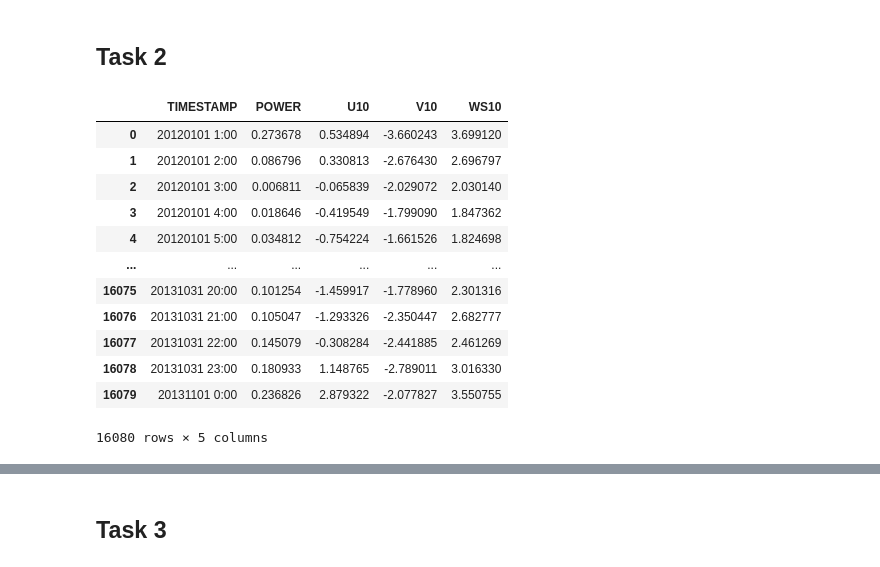
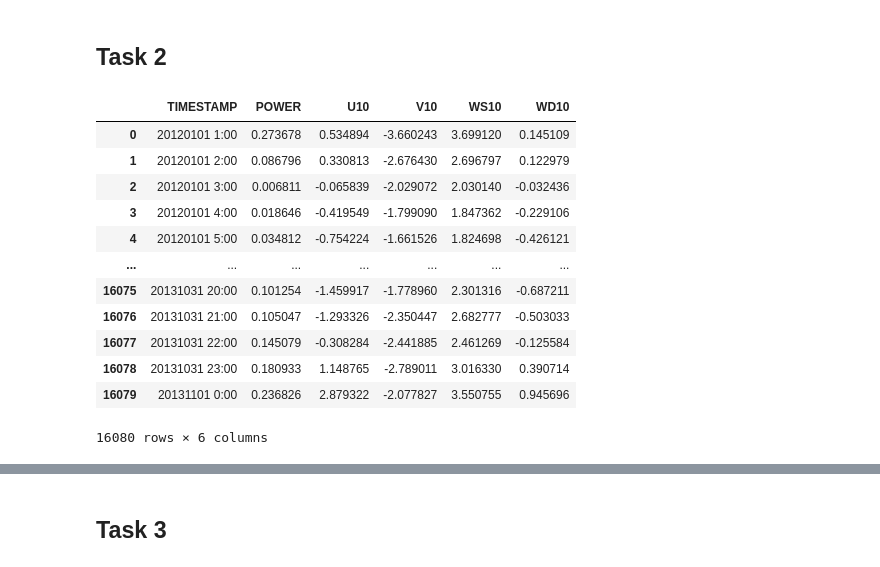
Before and after one commit to danny1401/IN5410-Assignment2, a Jupyter notebook: assignment_2.ipynb, the cells around one changed output, grey strips where cells are left out. Drawn from its saved outputs; the diff is of its cells as text; code cells hidden in the pictures.

```diff
--- a/assignment_2.ipynb
+++ b/assignment_2.ipynb
@@ -37,3 +37,7 @@ dfTrainingData
 dfTrainingData = dfTrainingData.drop(columns=['U100', 'V100', 'WS100'])
 dfTD1 = dfTrainingData
 dfTD1
+
+# Weather Forecast Input
+dfWFInput = pd.read_csv("./WeatherForecastInput.csv")
+dfWFInput = dfWFInput.drop(columns=['U100', 'V100', 'WS100'])
@@ -158,21 +126,3 @@ df
 720 rows × 2 columns
 # %% [markdown]
 ## Task 2
-# %%
-# Calculate the wind direction based on the zonal component U10 and meridional component V10 in the file TrainData.csv
-dfTD2 = dfTrainingData
-dfTD2
-# %% [output]
-|  | TIMESTAMP | POWER | U10 | V10 | WS10 |
-| 0 | 20120101 1:00 | 0.273678 | 0.534894 | -3.660243 | 3.699120 |
-| 1 | 20120101 2:00 | 0.086796 | 0.330813 | -2.676430 | 2.696797 |
-| 2 | 20120101 3:00 | 0.006811 | -0.065839 | -2.029072 | 2.030140 |
-| 3 | 20120101 4:00 | 0.018646 | -0.419549 | -1.799090 | 1.847362 |
-| 4 | 20120101 5:00 | 0.034812 | -0.754224 | -1.661526 | 1.824698 |
-| ... | ... | ... | ... | ... | ... |
-| 16075 | 20131031 20:00 | 0.101254 | -1.459917 | -1.778960 | 2.301316 |
-| 16076 | 20131031 21:00 | 0.105047 | -1.293326 | -2.350447 | 2.682777 |
-| 16077 | 20131031 22:00 | 0.145079 | -0.308284 | -2.441885 | 2.461269 |
-| 16078 | 20131031 23:00 | 0.180933 | 1.148765 | -2.789011 | 3.016330 |
-| 16079 | 20131101 0:00 | 0.236826 | 2.879322 | -2.077827 | 3.550755 |
-16080 rows × 5 columns
@@ -187,0 +129,34 @@ dfTD2
+# %%
+dfTrainingData = dfTrainingData.drop(columns=['WPGxWS'])
+dfTD2 = dfTrainingData
+# %%
+# Calculate the wind direction based on the zonal component U10 and meridional component V10
+# U10: Zonal component of the wind forecast (West-East projection)
+# V10: Meridional component of the wind forecast (South-North projection)
+# WD10: Wind direction
+
+#WD10 = np.arctan2(V10, -U10)
+WD10_values = []
+for index, row in dfTD2.iterrows():
+    WD10_values.append(np.arctan2(row['U10'], -(row['V10'])))
+dfTD2['WD10'] = WD10_values
+
+WD10_WFInput_values = []
+for index, row in dfWFInput.iterrows():
+    WD10_WFInput_values.append(np.arctan2(row['U10'], -(row['V10'])))
+dfWFInput['WD10'] = WD10_WFInput_values
+dfTD2
+# %% [output]
+|  | TIMESTAMP | POWER | U10 | V10 | WS10 | WD10 |
+| 0 | 20120101 1:00 | 0.273678 | 0.534894 | -3.660243 | 3.699120 | 0.145109 |
+| 1 | 20120101 2:00 | 0.086796 | 0.330813 | -2.676430 | 2.696797 | 0.122979 |
+| 2 | 20120101 3:00 | 0.006811 | -0.065839 | -2.029072 | 2.030140 | -0.032436 |
+| 3 | 20120101 4:00 | 0.018646 | -0.419549 | -1.799090 | 1.847362 | -0.229106 |
+| 4 | 20120101 5:00 | 0.034812 | -0.754224 | -1.661526 | 1.824698 | -0.426121 |
+| ... | ... | ... | ... | ... | ... | ... |
+| 16075 | 20131031 20:00 | 0.101254 | -1.459917 | -1.778960 | 2.301316 | -0.687211 |
+| 16076 | 20131031 21:00 | 0.105047 | -1.293326 | -2.350447 | 2.682777 | -0.503033 |
+| 16077 | 20131031 22:00 | 0.145079 | -0.308284 | -2.441885 | 2.461269 | -0.125584 |
+| 16078 | 20131031 23:00 | 0.180933 | 1.148765 | -2.789011 | 3.016330 | 0.390714 |
+| 16079 | 20131101 0:00 | 0.236826 | 2.879322 | -2.077827 | 3.550755 | 0.945696 |
+16080 rows × 6 columns
```
Also changed, not shown: parts of 9 cells of this notebook.
